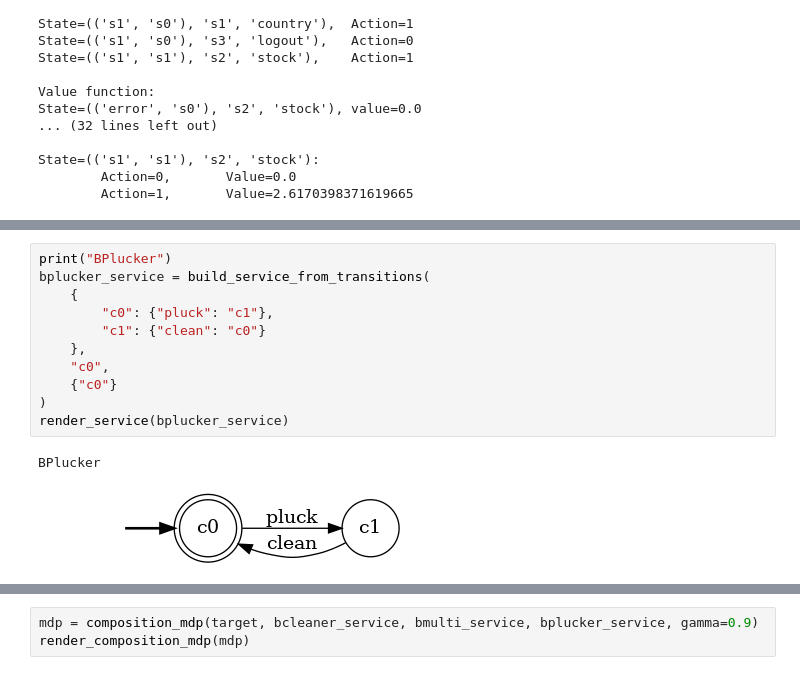
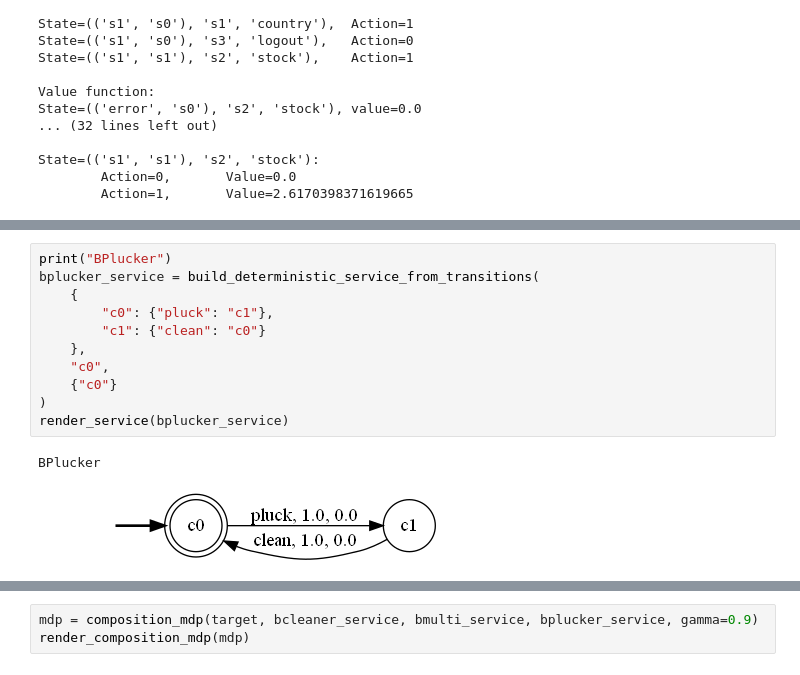
Before and after one commit to luusi/stochastic-service-composition, a Jupyter notebook: docs/notebooks/04-use-cases.ipynb, the cells around one changed output, grey strips where cells are left out. Saved outputs shown, nothing was run; the diff lists cells and outputs as text.

```diff
--- a/docs/notebooks/04-use-cases.ipynb
+++ b/docs/notebooks/04-use-cases.ipynb
@@ -268,17 +268,17 @@ BMulti
 # %%
 print("BPlucker")
-bplucker_service = build_service_from_transitions(
+bplucker_service = build_deterministic_service_from_transitions(
     {
         "c0": {"pluck": "c1"},
         "c1": {"clean": "c0"}
     },
     "c0",
     {"c0"}
 )
 render_service(bplucker_service)
 # %% [output]
 BPlucker
-[figure, old version]
+[figure, new version]
 # %%
 target = build_target_from_transitions(
     {
```
Also changed, not shown: parts of 17 cells of this notebook, 17 other files.
